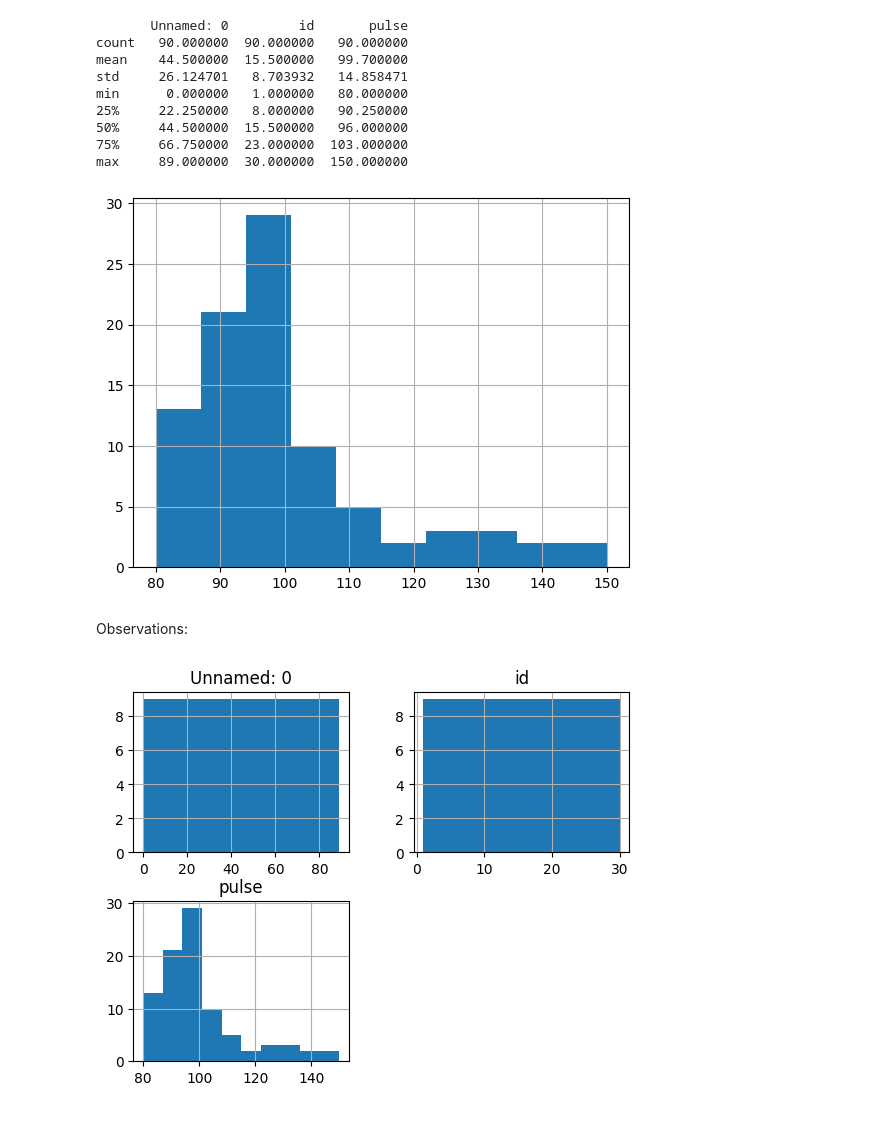
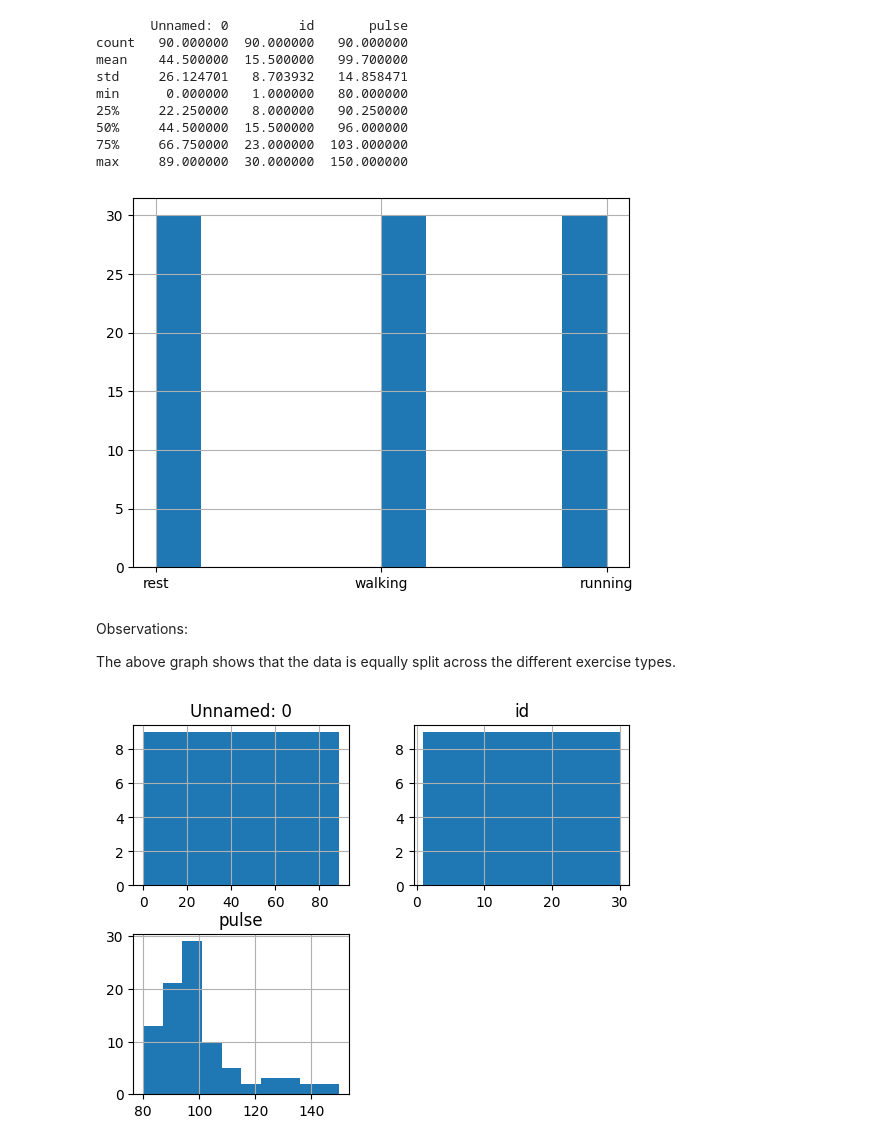
Before and after one commit to mindy0cruz/datafun-06-eda, a Jupyter notebook: mindycruz_eda.ipynb, the cells around one changed output. Saved outputs shown, nothing was run; the diff lists cells and outputs as text; code cells hidden in the pictures.

```diff
--- a/mindycruz_eda.ipynb
+++ b/mindycruz_eda.ipynb
@@ -68,17 +67,19 @@ min      0.000000   1.000000   80.000000
 75%     66.750000  23.000000  103.000000
 max     89.000000  30.000000  150.000000
 # %%
-# Initial Data Distribution for Pulse
+# Initial Data Distribution
 
 # Inspect histogram by numerical column
-df['pulse'].hist()
+df['kind'].hist()
 
-# Show all plots
+#show all plots
 plt.show()
 # %% [output]
-[figure, old version]
+[figure, new version]
-# %% [markdown]
-Observations:
+# %% [markdown]
+Observations:
+
+The above graph shows that the data is equally split across the different exercise types.
 # %%
 #  Initial Data Distribution for Categorical Columns
 
```
Also changed, not shown: parts of 7 cells of this notebook.
